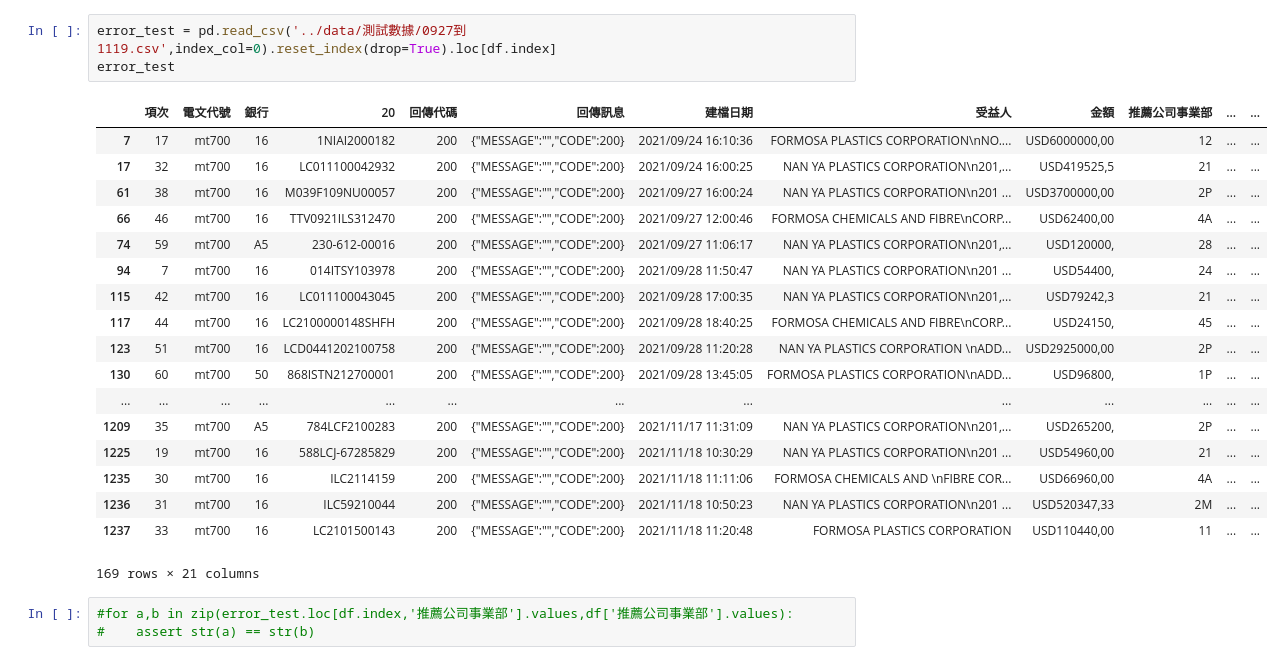
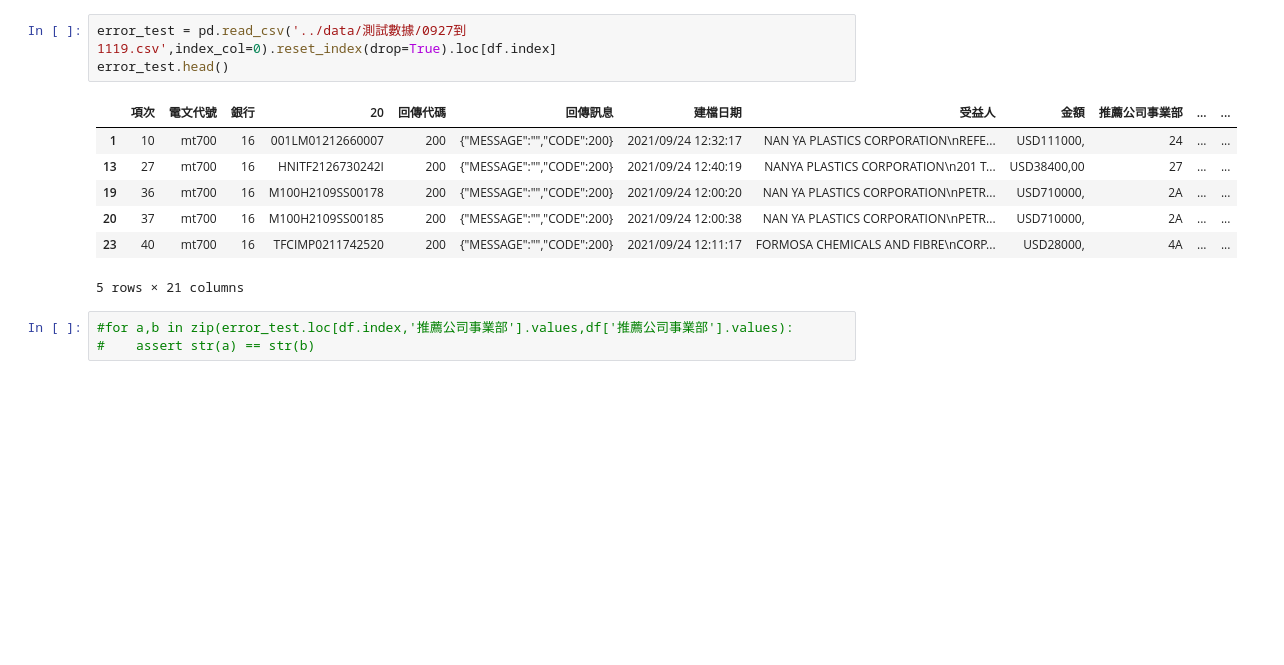
Before and after one commit to skywalker0803r/Letter-of-Credit-Intelligent-Auxiliary-Semantic-Analysis-System, a Jupyter notebook: notebook/測試結果debug.ipynb, the cells around one changed output. Cells and saved outputs as stored; diff of their text form; blank space fills up the shorter version.

```diff
--- a/notebook/測試結果debug.ipynb
+++ b/notebook/測試結果debug.ipynb
@@ -50,25 +39,14 @@ df.loc[df['預測產品使用方式']=='bert']
 # %%
 error_test = pd.read_csv('../data/測試數據/0927到1119.csv',index_col=0).reset_index(drop=True).loc[df.index]
-error_test
+error_test.head()
 # %% [output]
 |  | 項次 | 電文代號 | 銀行 | 20 | 回傳代碼 | 回傳訊息 | 建檔日期 | 受益人 | 金額 | 推薦公司事業部 | ... | ... |
-| 7 | 17 | mt700 | 16 | 1NIAI2000182 | 200 | {"MESSAGE":"","CODE":200} | 2021/09/24 16:10:36 | FORMOSA PLASTICS CORPORATION\nNO.... | USD6000000,00 | 12 | ... | ... |
-| 17 | 32 | mt700 | 16 | LC011100042932 | 200 | {"MESSAGE":"","CODE":200} | 2021/09/24 16:00:25 | NAN YA PLASTICS CORPORATION\n201,... | USD419525,5 | 21 | ... | ... |
-| 61 | 38 | mt700 | 16 | M039F109NU00057 | 200 | {"MESSAGE":"","CODE":200} | 2021/09/27 16:00:24 | NAN YA PLASTICS CORPORATION\n201 ... | USD3700000,00 | 2P | ... | ... |
-| 66 | 46 | mt700 | 16 | TTV0921ILS312470 | 200 | {"MESSAGE":"","CODE":200} | 2021/09/27 12:00:46 | FORMOSA CHEMICALS AND FIBRE\nCORP... | USD62400,00 | 4A | ... | ... |
-| 74 | 59 | mt700 | A5 | 230-612-00016 | 200 | {"MESSAGE":"","CODE":200} | 2021/09/27 11:06:17 | NAN YA PLASTICS CORPORATION\n201,... | USD120000, | 28 | ... | ... |
-| 94 | 7 | mt700 | 16 | 014ITSY103978 | 200 | {"MESSAGE":"","CODE":200} | 2021/09/28 11:50:47 | NAN YA PLASTICS CORPORATION\n201 ... | USD54400, | 24 | ... | ... |
-| 115 | 42 | mt700 | 16 | LC011100043045 | 200 | {"MESSAGE":"","CODE":200} | 2021/09/28 17:00:35 | NAN YA PLASTICS CORPORATION\n201,... | USD79242,3 | 21 | ... | ... |
-| 117 | 44 | mt700 | 16 | LC2100000148SHFH | 200 | {"MESSAGE":"","CODE":200} | 2021/09/28 18:40:25 | FORMOSA CHEMICALS AND FIBRE\nCORP... | USD24150, | 45 | ... | ... |
-| 123 | 51 | mt700 | 16 | LCD0441202100758 | 200 | {"MESSAGE":"","CODE":200} | 2021/09/28 11:20:28 | NAN YA PLASTICS CORPORATION \nADD... | USD2925000,00 | 2P | ... | ... |
-| 130 | 60 | mt700 | 50 | 868ISTN212700001 | 200 | {"MESSAGE":"","CODE":200} | 2021/09/28 13:45:05 | FORMOSA PLASTICS CORPORATION\nADD... | USD96800, | 1P | ... | ... |
-| ... | ... | ... | ... | ... | ... | ... | ... | ... | ... | ... | ... | ... |
-| 1209 | 35 | mt700 | A5 | 784LCF2100283 | 200 | {"MESSAGE":"","CODE":200} | 2021/11/17 11:31:09 | NAN YA PLASTICS CORPORATION\n201,... | USD265200, | 2P | ... | ... |
-| 1225 | 19 | mt700 | 16 | 588LCJ-67285829 | 200 | {"MESSAGE":"","CODE":200} | 2021/11/18 10:30:29 | NAN YA PLASTICS CORPORATION\n201 ... | USD54960,00 | 21 | ... | ... |
-| 1235 | 30 | mt700 | 16 | ILC2114159 | 200 | {"MESSAGE":"","CODE":200} | 2021/11/18 11:11:06 | FORMOSA CHEMICALS AND \nFIBRE COR... | USD66960,00 | 4A | ... | ... |
-| 1236 | 31 | mt700 | 16 | ILC59210044 | 200 | {"MESSAGE":"","CODE":200} | 2021/11/18 10:50:23 | NAN YA PLASTICS CORPORATION\n201 ... | USD520347,33 | 2M | ... | ... |
-| 1237 | 33 | mt700 | 16 | LC2101500143 | 200 | {"MESSAGE":"","CODE":200} | 2021/11/18 11:20:48 | FORMOSA PLASTICS CORPORATION | USD110440,00 | 11 | ... | ... |
+| 1 | 10 | mt700 | 16 | 001LM01212660007 | 200 | {"MESSAGE":"","CODE":200} | 2021/09/24 12:32:17 | NAN YA PLASTICS CORPORATION\nREFE... | USD111000, | 24 | ... | ... |
+| 13 | 27 | mt700 | 16 | HNITF2126730242I | 200 | {"MESSAGE":"","CODE":200} | 2021/09/24 12:40:19 | NANYA PLASTICS CORPORATION\n201 T... | USD38400,00 | 27 | ... | ... |
+| 19 | 36 | mt700 | 16 | M100H2109SS00178 | 200 | {"MESSAGE":"","CODE":200} | 2021/09/24 12:00:20 | NAN YA PLASTICS CORPORATION\nPETR... | USD710000, | 2A | ... | ... |
+| 20 | 37 | mt700 | 16 | M100H2109SS00185 | 200 | {"MESSAGE":"","CODE":200} | 2021/09/24 12:00:38 | NAN YA PLASTICS CORPORATION\nPETR... | USD710000, | 2A | ... | ... |
+| 23 | 40 | mt700 | 16 | TFCIMP0211742520 | 200 | {"MESSAGE":"","CODE":200} | 2021/09/24 12:11:17 | FORMOSA CHEMICALS AND FIBRE\nCORP... | USD28000, | 4A | ... | ... |
-169 rows × 21 columns
+5 rows × 21 columns
 # %%
 #for a,b in zip(error_test.loc[df.index,'推薦公司事業部'].values,df['推薦公司事業部'].values):
 #    assert str(a) == str(b)
```
Also changed, not shown: parts of 7 cells of this notebook, 2 other files.
